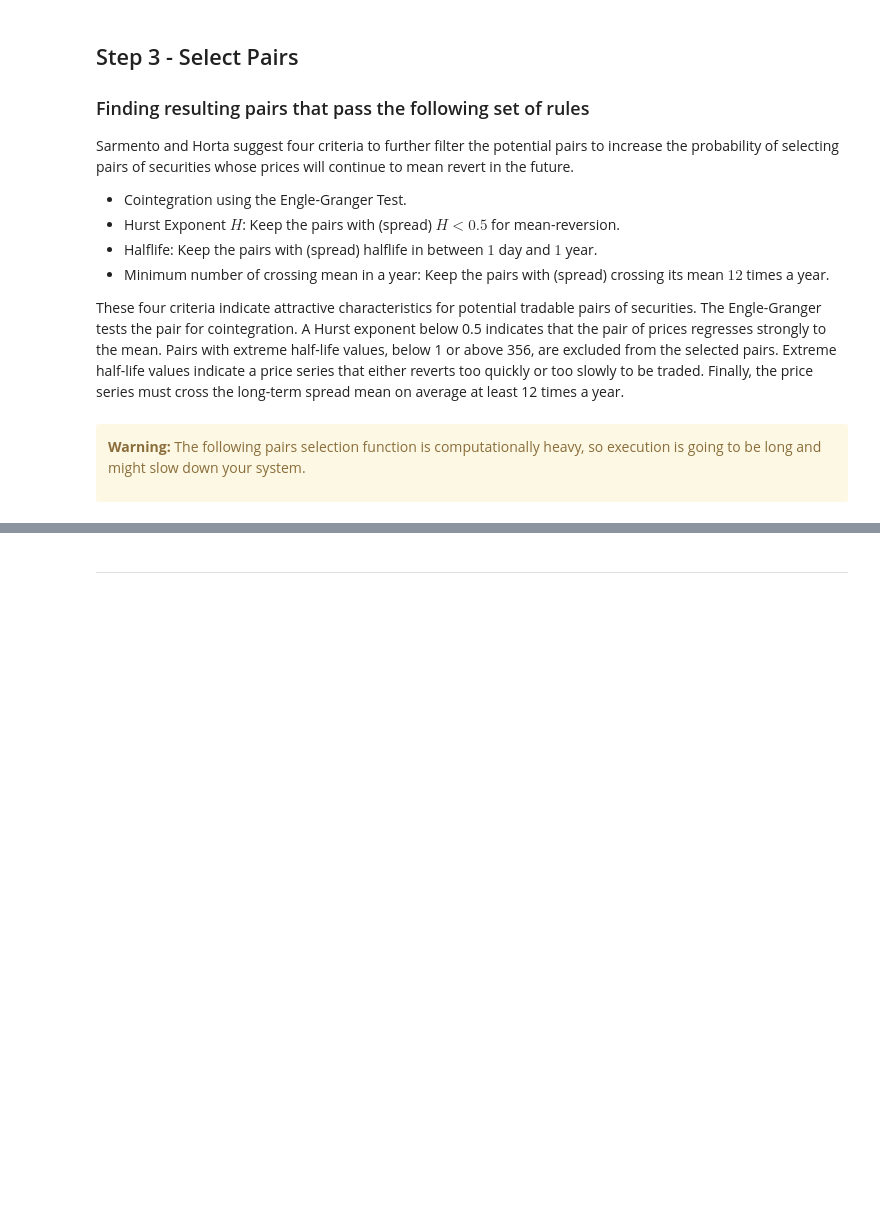
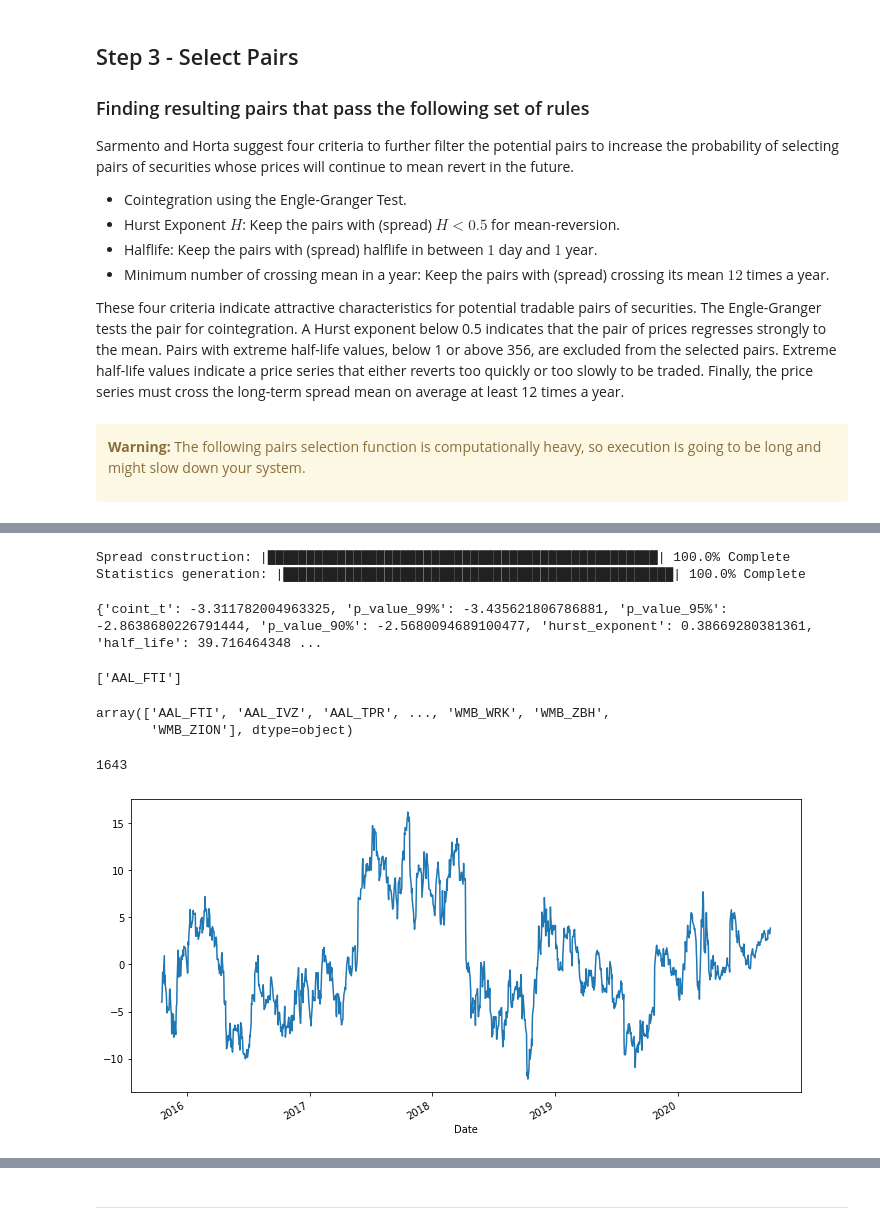
Before and after one commit to hudson-and-thames/arbitrage_research, a Jupyter notebook: ML Approach/ml_based_pairs_selection.ipynb, the cells around one changed output, grey strips where cells are left out. Saved outputs shown, nothing was run; the diff lists cells and outputs as text; code cells hidden in the pictures; blank space fills up the shorter version.

```diff
--- a/ML Approach/ml_based_pairs_selection.ipynb
+++ b/ML Approach/ml_based_pairs_selection.ipynb
@@ -245,0 +164,42 @@ ps.describe_pairs_sectoral_info(final_pairs_info['leg_1'], final_pairs_info['leg
+# %%
+# Removing duplicates from clustered pairs
+clustered_pairs = list(set(clustered_pairs))
+# %%
+# Load data into spread selector
+sp = al.spread_selection.CointegrationSpreadSelector(prices_df=prices_df,
+                                                     baskets_to_filter=clustered_pairs)
+
+
+# Filtered spreads that passed the criteria by specifying hedge ratio calculation method as well as filtering conditions.
+filtered_spreads = sp.select_spreads()
+# %% [output]
+Spread construction: |██████████████████████████████████████████████████| 100.0% Complete
+Statistics generation: |██████████████████████████████████████████████████| 100.0% Complete
+# %%
+# The module can also work with user-specified spreads to test if a spread passes cointegration selection criterion.
+spread = sp.spreads_dict['AAL_FTI'].copy() # Let's take an arbitrary spread.
+pairs_selector_custom = al.spread_selection.CointegrationSpreadSelector(prices_df=None, baskets_to_filter=None)
+stats = pairs_selector_custom.generate_spread_statistics(spread, log_info=True) # log_info=True to save stats.
+print(stats)
+# %% [output]
+{'coint_t': -3.311782004963325, 'p_value_99%': -3.435621806786881, 'p_value_95%': -2.8638680226791444, 'p_value_90%': -2.5680094689100477, 'hurst_exponent': 0.38669280381361, 'half_life': 39.716464348 ...
+# %%
+filtered_spreads_custom = pairs_selector_custom.apply_filtering_rules(adf_cutoff_threshold=0.9, hurst_exp_threshold=0.5)
+print(filtered_spreads_custom)
+# %% [output]
+['AAL_FTI']
+# %%
+# Checking the resulting spreads
+filtered_spreads
+# %% [output]
+array(['AAL_FTI', 'AAL_IVZ', 'AAL_TPR', ..., 'WMB_WRK', 'WMB_ZBH',
+       'WMB_ZION'], dtype=object)
+# %%
+len(filtered_spreads)
+# %% [output]
+1643
+# %%
+# Plot one of the spreads
+sp.spreads_dict['AAL_FTI'].plot(figsize=(12,6));
+# %% [output]
+[figure, added]
```
Also changed, not shown: parts of 17 cells of this notebook.
